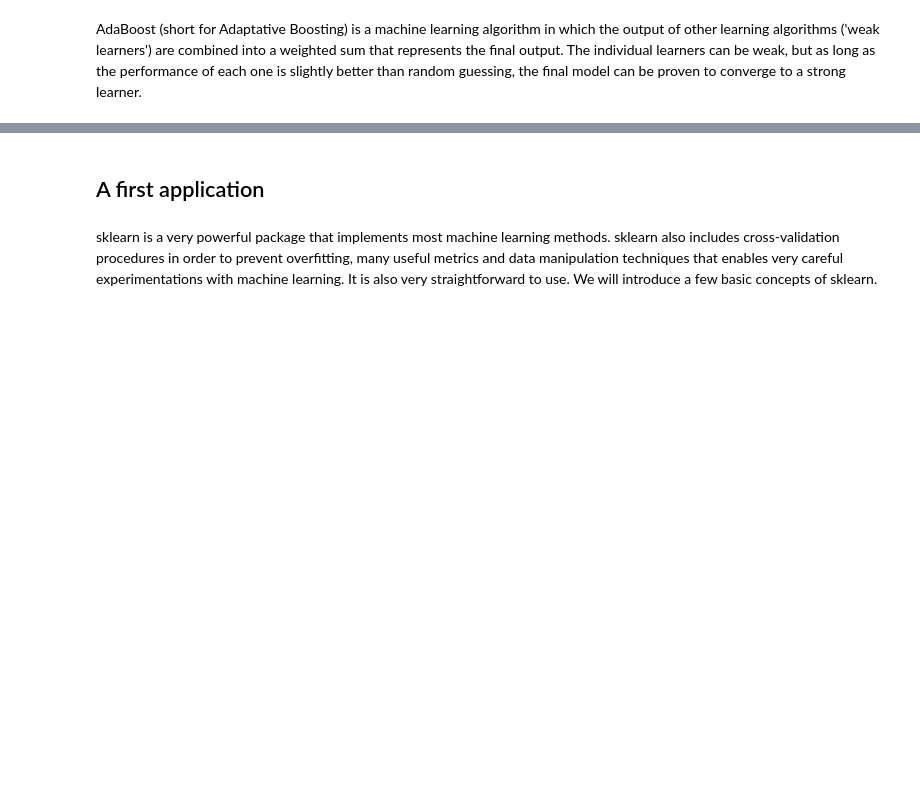
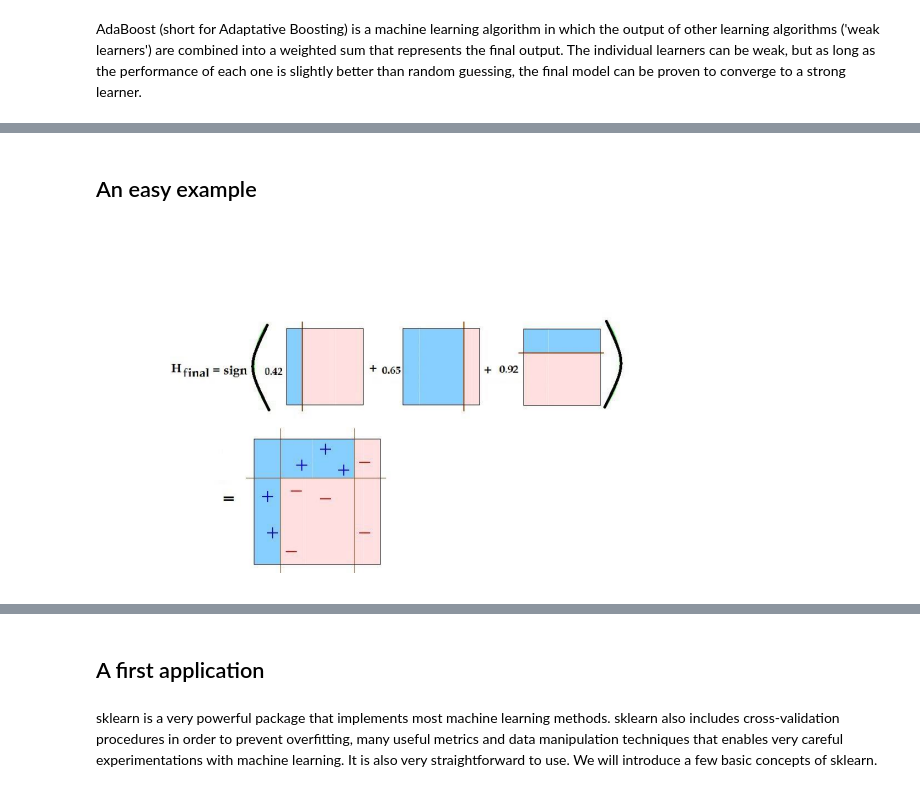
Before and after one commit to camila-ud/IA, a Jupyter notebook: TP1_Adaboost.ipynb, the cells around one changed output, grey strips where cells are left out. Saved outputs shown, nothing was run; the diff lists cells and outputs as text; code cells hidden in the pictures; blank space fills up the shorter version.

```diff
--- a/TP1_Adaboost.ipynb
+++ b/TP1_Adaboost.ipynb
@@ -17,0 +17,7 @@ $E_ t = \sum{e[F_{t-1}(x_i) + \alpha_t h(x_i)  ]}$
+# %% [markdown]
+## An easy example
+# %%
+from IPython.display import Image
+Image("img2.png")
+# %% [output]
+[figure, added]
```
Also changed, not shown: parts of 14 cells of this notebook, 2 other files.
